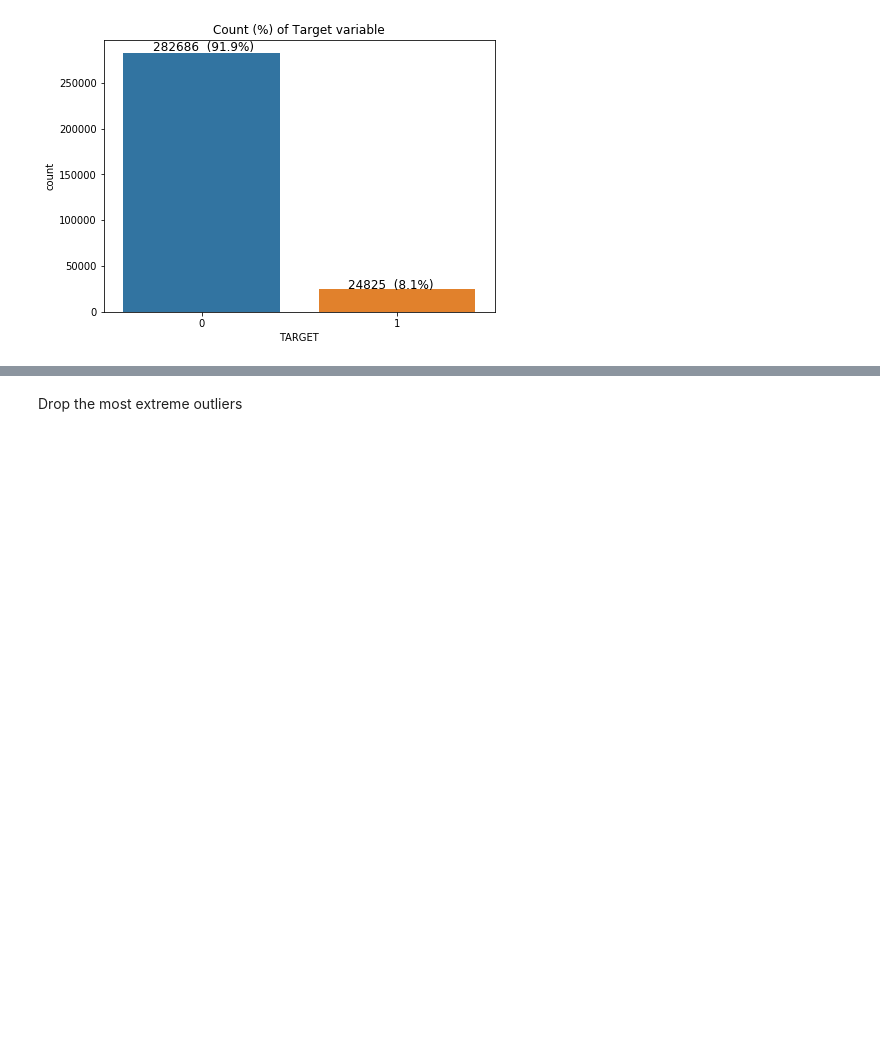
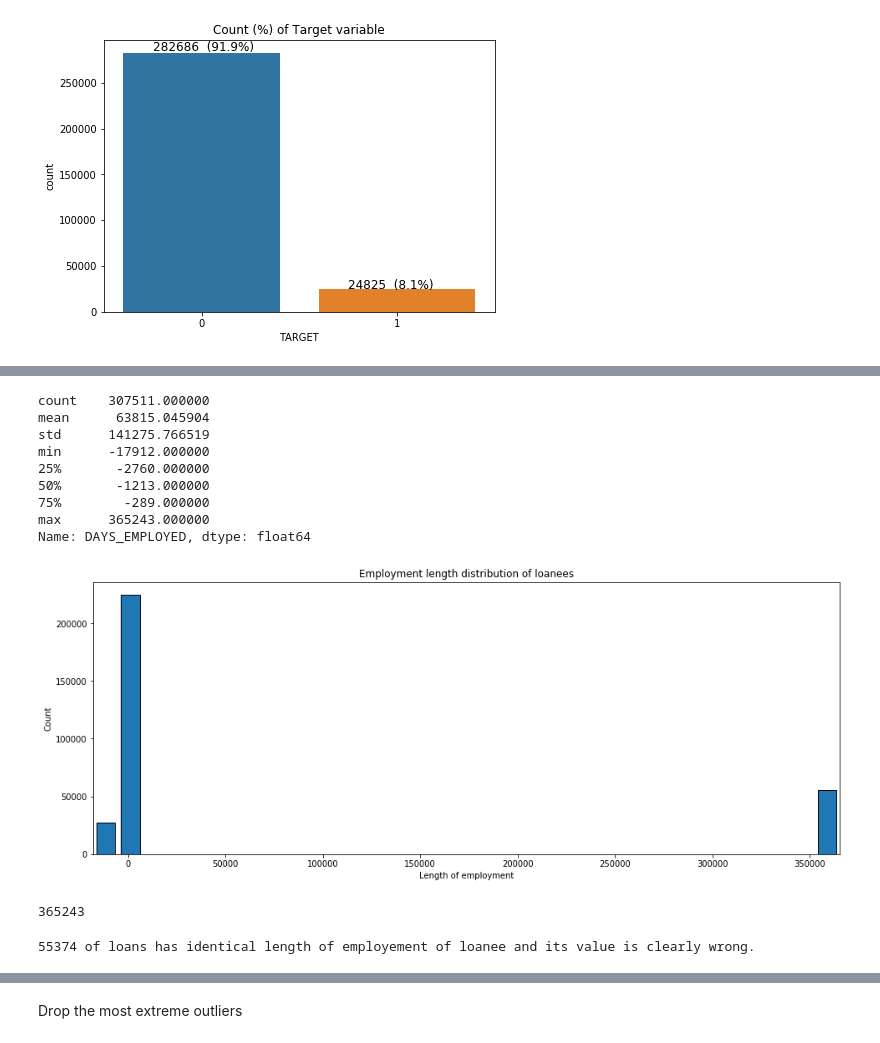
Before and after one commit to jan-podlipny/Default-Risk, a Jupyter notebook: notebooks/application-train-EDA.ipynb, the cells around one changed output, grey strips where cells are left out. Drawn from its saved outputs; the diff is of its cells as text; code cells hidden in the pictures; blank space fills up the shorter version.

```diff
--- a/notebooks/application-train-EDA.ipynb
+++ b/notebooks/application-train-EDA.ipynb
@@ -267,10 +315,30 @@ plt.show()
 # %%
-emplo_years_df = -app_train['DAYS_EMPLOYED']#/365.2425
+emplo_years_df = app_train['DAYS_EMPLOYED']
 print(emplo_years_df.describe())
 fig, ax = plt.subplots(1,1, figsize=(16,6))
 ax1 = sns.distplot(emplo_years_df,kde=False,bins=30,hist_kws={"rwidth":0.75,'edgecolor':'black', 'alpha':1.0},ax=ax);
 ax1.set_xlim(emplo_years_df.min()-5,emplo_years_df.max()+5)
-ax1.set_title('Age distribution of loanees')
-ax1.set_xlabel('Age of loanee')
+ax1.set_title('Employment length distribution of loanees')
+ax1.set_xlabel('Length of employment')
 ax1.set_ylabel('Count')
 plt.show()
+# %% [output]
+count    307511.000000
+mean      63815.045904
+std      141275.766519
+min      -17912.000000
+25%       -2760.000000
+50%       -1213.000000
+75%        -289.000000
+max      365243.000000
+Name: DAYS_EMPLOYED, dtype: float64
+[figure, added]
+# %%
+app_train['DAYS_EMPLOYED'].max()
+# %% [output]
+365243
+# %%
+mask = app_train['DAYS_EMPLOYED'] < app_train['DAYS_EMPLOYED'].max()
+print(f'{app_train[~mask].shape[0]} of loans has identical length of employement of loanee and its value is clearly wrong.')
+# %% [output]
+55374 of loans has identical length of employement of loanee and its value is clearly wrong.
```
Also changed, not shown: parts of 54 cells of this notebook.
